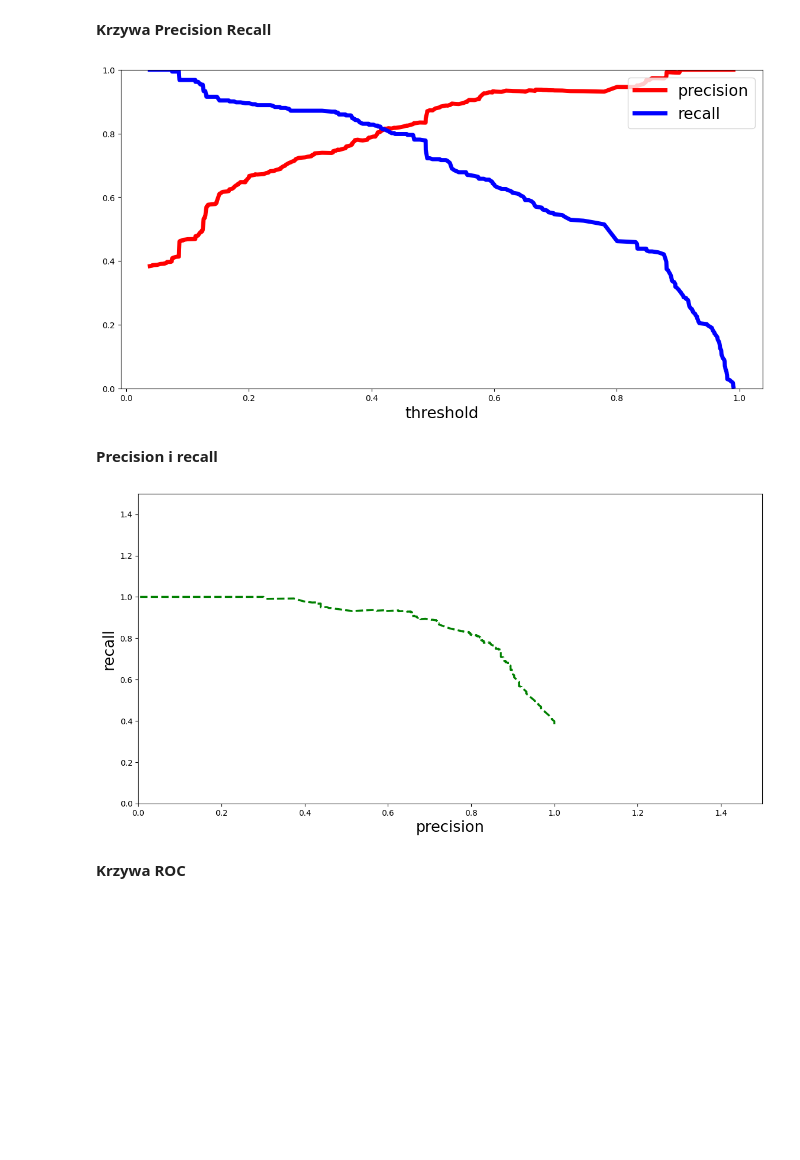
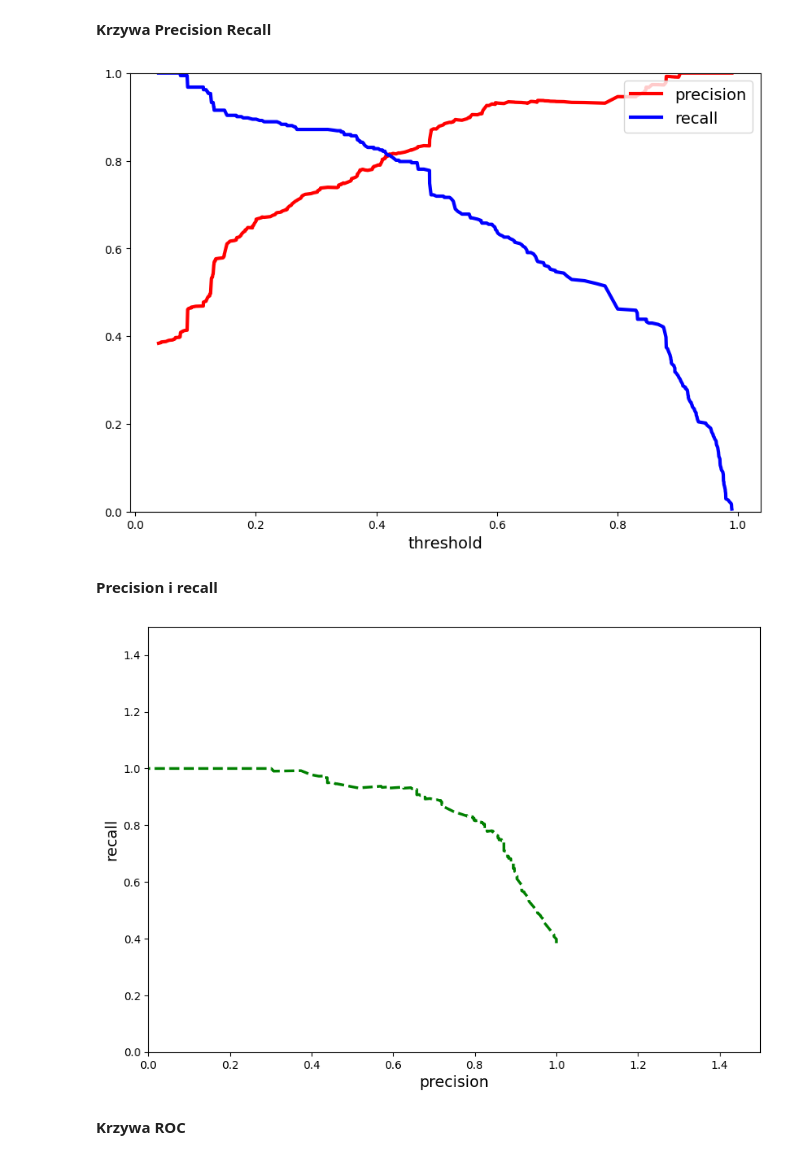
Before and after one commit to konrad-l/titanic_classification, a Jupyter notebook: Classification.ipynb, the cells around one changed output. Saved outputs shown, nothing was run; the diff lists cells and outputs as text; code cells hidden in the pictures; blank space fills up the shorter version.

```diff
--- a/Classification.ipynb
+++ b/Classification.ipynb
@@ -702,37 +702,37 @@ f1_score(target, predictions)
 # %%
 from sklearn.metrics import precision_recall_curve
 
 # getting the probabilities of our predictions
 y_scores = rf_classifier.predict_proba(data)
 y_scores = y_scores[:,1]
 
 precision, recall, threshold = precision_recall_curve(target, y_scores)
 def plot_precision_and_recall(precision, recall, threshold):
-    plt.plot(threshold, precision[:-1], "r-", label="precision", linewidth=5)
-    plt.plot(threshold, recall[:-1], "b", label="recall", linewidth=5)
-    plt.xlabel("threshold", fontsize=19)
-    plt.legend(loc="upper right", fontsize=19)
+    plt.plot(threshold, precision[:-1], "r-", label="precision", linewidth=3)
+    plt.plot(threshold, recall[:-1], "b", label="recall", linewidth=3)
+    plt.xlabel("threshold", fontsize=14)
+    plt.legend(loc="upper right", fontsize=14)
     plt.ylim([0, 1])
 
-plt.figure(figsize=(14, 7))
+plt.figure(figsize=(10, 7))
 plot_precision_and_recall(precision, recall, threshold)
 plt.show()
 # %% [output]
-[figure, old version]
+[figure, new version]
 # %% [markdown]
 **Precision i recall**
 # %%
 def plot_precision_vs_recall(precision, recall):
     plt.plot(recall, precision, "g--", linewidth=2.5)
-    plt.ylabel("recall", fontsize=19)
-    plt.xlabel("precision", fontsize=19)
+    plt.ylabel("recall", fontsize=14)
+    plt.xlabel("precision", fontsize=14)
     plt.axis([0, 1.5, 0, 1.5])
 
-plt.figure(figsize=(14, 7))
+plt.figure(figsize=(10, 7))
 plot_precision_vs_recall(precision, recall)
 plt.show()
 # %% [output]
-[figure, old version]
+[figure, new version]
 # %% [markdown]
 **Krzywa ROC**
 # %%
```
Also changed, not shown: parts of 4 cells of this notebook.
